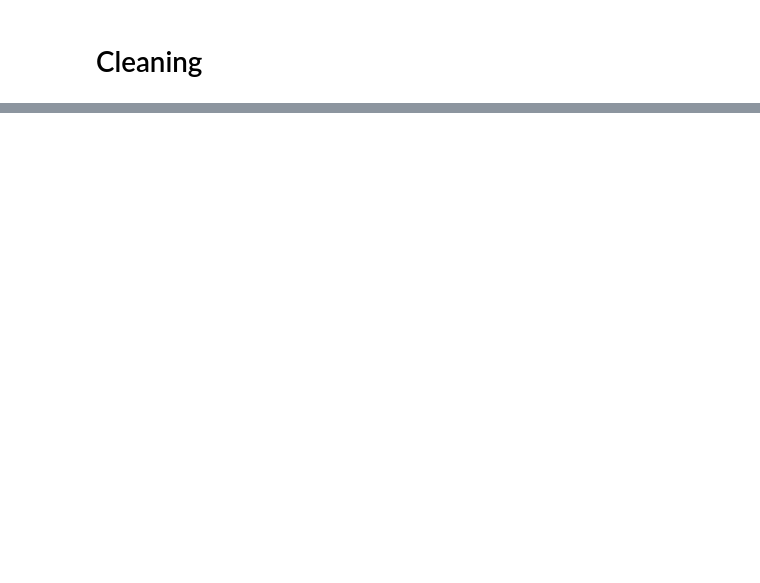
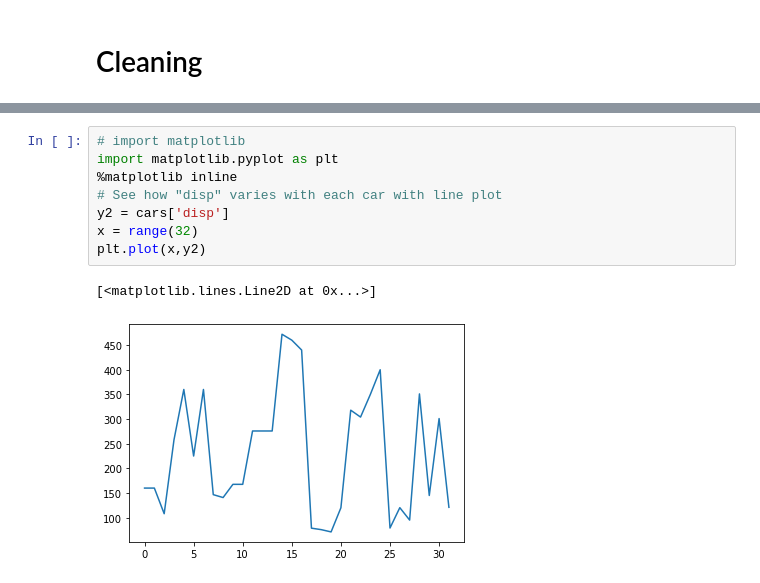
Before and after one commit to ripattna/Project, a Jupyter notebook: Jupyter_Notebook/Pandas/Car Data Analysis.ipynb, the cells around one changed output, grey strips where cells are left out. Cells and saved outputs as stored; diff of their text form; blank space fills up the shorter version.

```diff
--- a/Jupyter_Notebook/Pandas/Car Data Analysis.ipynb
+++ b/Jupyter_Notebook/Pandas/Car Data Analysis.ipynb
@@ -248,0 +649,11 @@ NameError: name 'qsec' is not defined
+# %%
+# import matplotlib
+import matplotlib.pyplot as plt
+%matplotlib inline
+# See how "disp" varies with each car with line plot
+y2 = cars['disp']
+x = range(32)
+plt.plot(x,y2)
+# %% [output]
+[<matplotlib.lines.Line2D at 0x...>]
+[figure, added]
```
Also changed, not shown: parts of 38 cells of this notebook, 10 other files.
